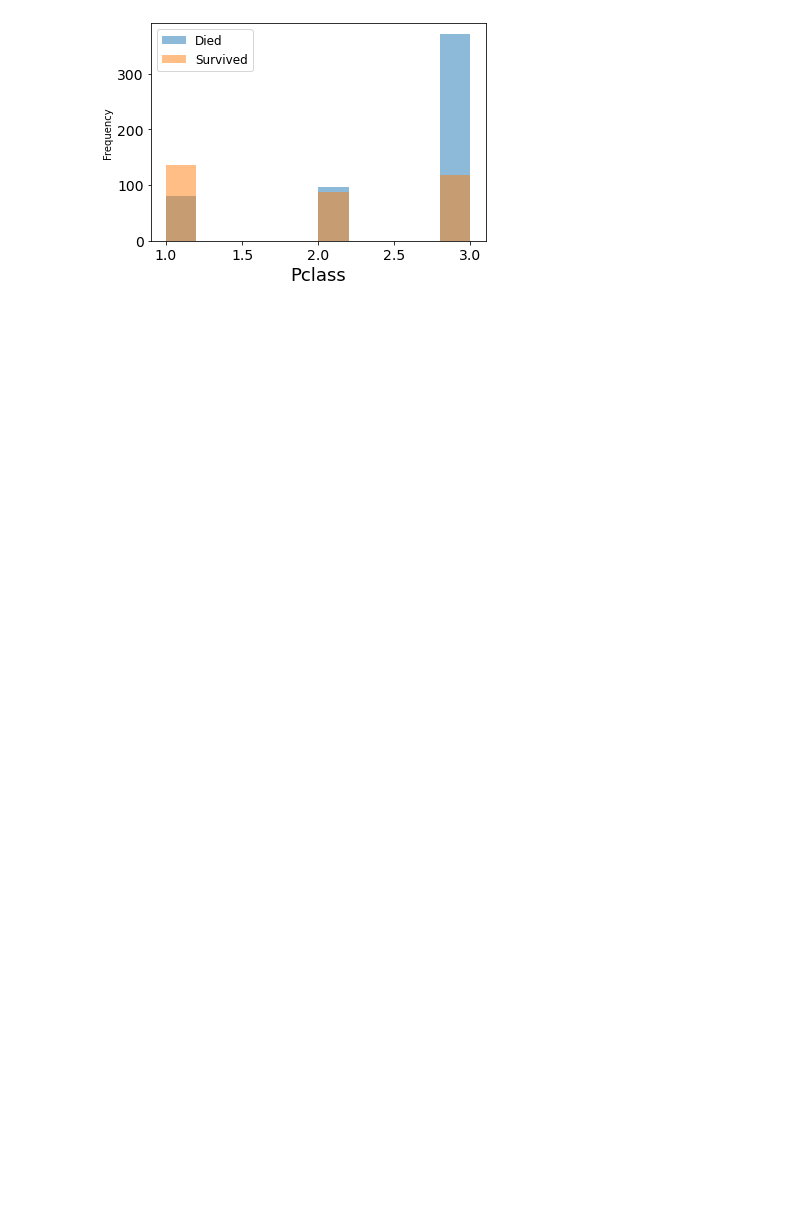
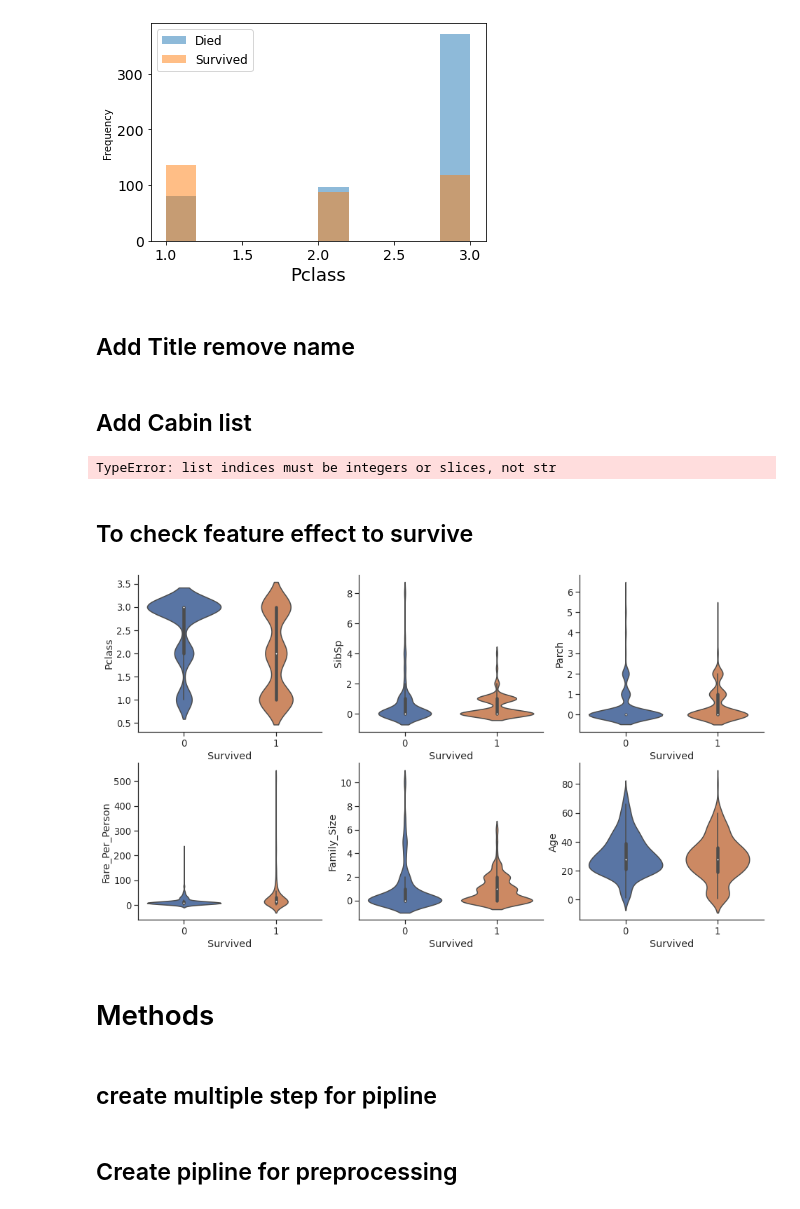
Before and after one commit to nsarkhanov/AI_Course_Exercise, a Jupyter notebook: M4/D2/titanic.ipynb, the cells around one changed output. Saved outputs shown, nothing was run; the diff lists cells and outputs as text; code cells hidden in the pictures; blank space fills up the shorter version.

```diff
--- a/M4/D2/titanic.ipynb
+++ b/M4/D2/titanic.ipynb
@@ -173,3 +184,5 @@ plt.xlabel('Pclass', fontsize = 18)
 plt.show()
 # %% [output]
 [figure]
+# %% [markdown]
+## Add Title remove name
@@ -175,0 +216,2 @@ plt.show()
+# %% [markdown]
+## Add Cabin list
@@ -175,0 +226,32 @@ plt.show()
+# %%
+#Turning cabin number into Deck
+df_train = ['A', 'B', 'C', 'D', 'E', 'F', 'T', 'G', 'Unknown']
+f=lambda x: substrings_in_string(x, cabin_list)
+#df_train['Deck']=df_train['Cabin'].map(lambda x: substrings_in_string(x, cabin_list))
+# %% [output]
+TypeError: list indices must be integers or slices, not str
+# %%
+#Creating new family_size column
+df_train['Family_Size']=df_train['SibSp']+df_train['Parch']
+# %%
+df_train['Fare_Per_Person']=df_train['Fare']/(df_train['Family_Size']+1)
+# %% [markdown]
+## To check feature effect to survive
+# %%
+columns = ['Pclass','SibSp', 'Parch','Fare_Per_Person','Family_Size','Age']
+
+plt.figure(figsize=(16, 14))
+sns.set(font_scale= 1.2)
+sns.set_style('ticks')
+
+for i, feature in enumerate(columns):
+    plt.subplot(3, 3, i+1)
+    sns.violinplot(x="Survived",y=feature,data=df_train)
+
+sns.despine()
+# %% [output]
+[figure, added]
+# %% [markdown]
+# Methods
+# %% [markdown]
+## create multiple step for pipline
@@ -175,0 +267,2 @@ plt.show()
+# %% [markdown]
+## Create pipline for preprocessing
```
Also changed, not shown: parts of 12 cells of this notebook, 21 other files.
